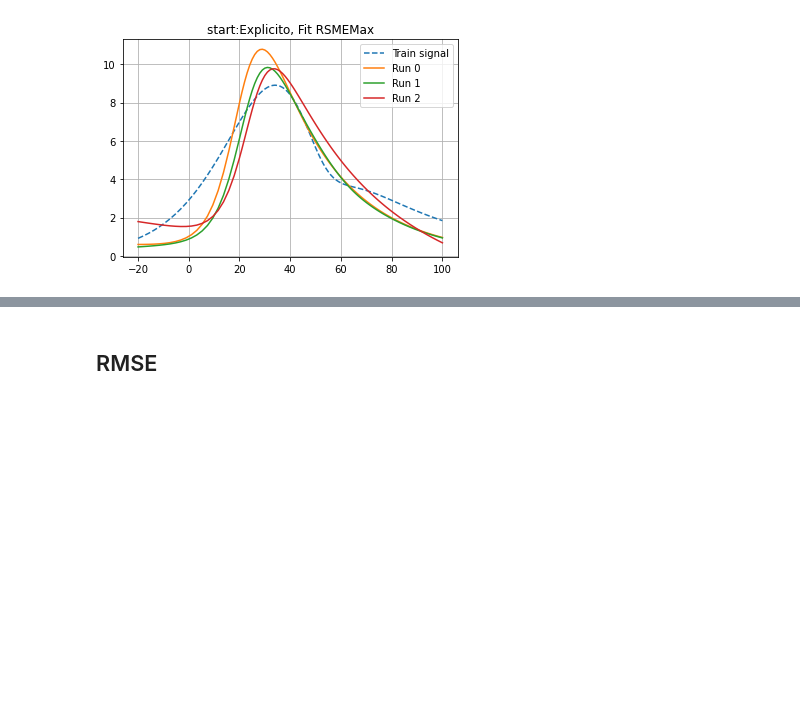
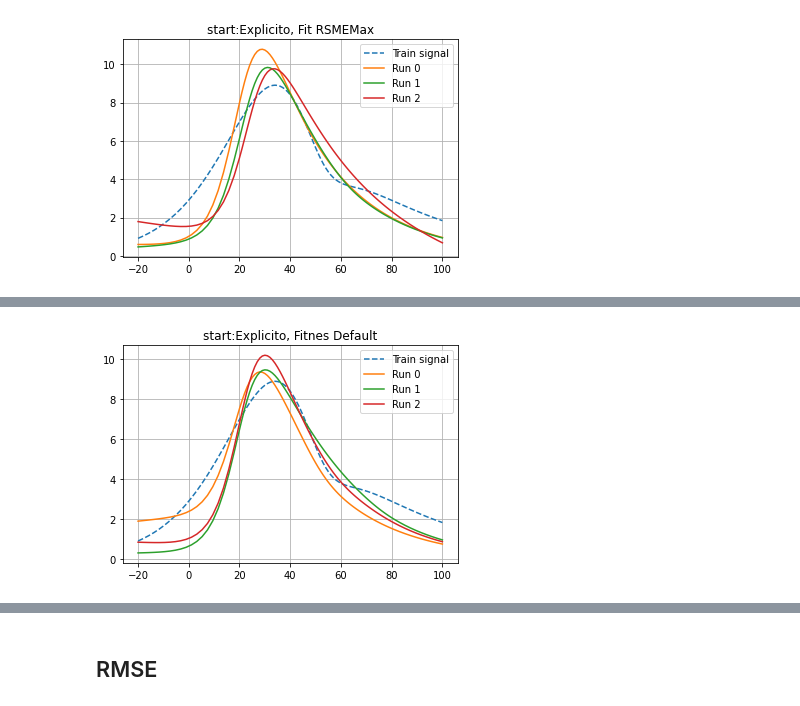
Before and after one commit to nfierroflo/Evolutionary-computation, a Jupyter notebook: evolutivacompletoc1.ipynb, the cells around one changed output, grey strips where cells are left out. Drawn from its saved outputs; the diff is of its cells as text; code cells hidden in the pictures; blank space fills up the shorter version.

```diff
--- a/evolutivacompletoc1.ipynb
+++ b/evolutivacompletoc1.ipynb
@@ -128,3 +135,12 @@ plotResult(t,Totalv2,g0(t),g1(t), g2(t),'Explicito, Fit RSMEMax')
+# %%
+# a umeto poblacion a 500, modificacion de genotipo para evitar 0 al inicio
+g0=lambda x: (0.347*(1-0.980*(x-59.3)/03.11)/(1+np.exp((38.1-x)/43.91)))*(1-sigmoid(0.2*(x-(19.98+29.9))))+(sigmoid(0.2*(x-(00.93+20.2))))*(0.970*(1-0.612)*np.exp((83.26+42.0-x)/28.37)/(1+np.exp((52.6-98.74)/28.49)))
+g1=lambda x: (0.641*(1-0.716*(x-26.5)/57.83)/(1+np.exp((28.4-x)/60.04)))*(1-sigmoid(0.2*(x-(45.89+26.6))))+(sigmoid(0.2*(x-(01.28+20.2))))*(0.529*(1-0.291)*np.exp((68.94+57.5-x)/23.83)/(1+np.exp((29.2-x)/40.05)))
+g2=lambda x: (0.573*(1-0.357*(x-28.8)/05.06)/(1+np.exp((36.0-x)/79.81)))*(1-sigmoid(0.2*(x-(12.12+47.8))))+(sigmoid(0.2*(x-(02.90+20.0))))*(0.811*(1-0.385)*np.exp((92.41+31.1-x)/23.39)/(1+np.exp((46.0-x)/88.84)))
+
+plotResult(t,Totalv2,g0(t),g1(t), g2(t),'Explicito, Fitnes Default')
+# %% [output]
+[figure, added]
 # %%
 base='progress_report.csv'
 generacion, minfit=LeerArchivo(base)
```
Also changed, not shown: parts of 3 cells of this notebook.
